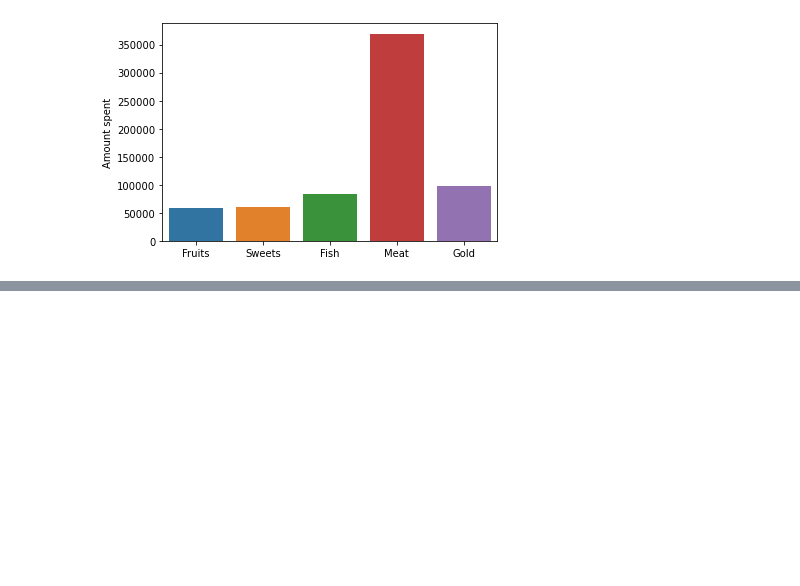
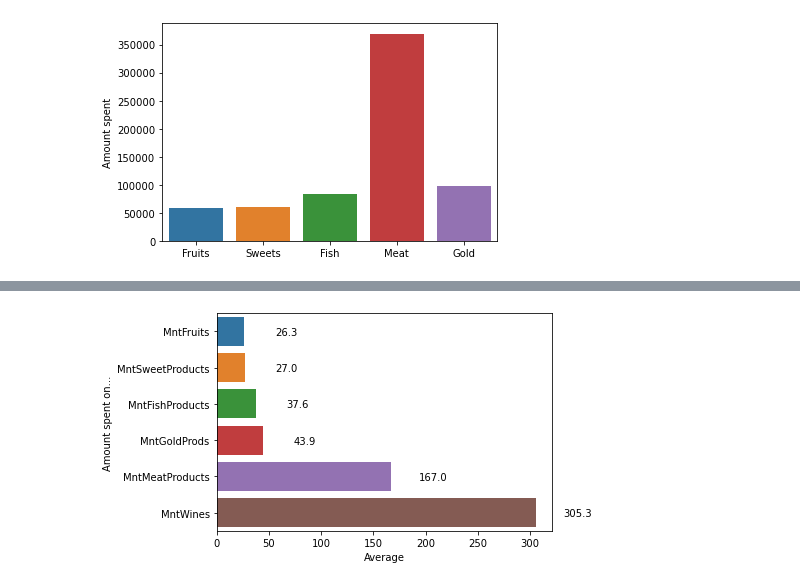
Before and after one commit to mmonch/Marketing_analysis, a Jupyter notebook: notebooks/plots.ipynb, the cells around one changed output, grey strips where cells are left out. Drawn from its saved outputs; the diff is of its cells as text; code cells hidden in the pictures; blank space fills up the shorter version.

```diff
--- a/notebooks/plots.ipynb
+++ b/notebooks/plots.ipynb
@@ -65,0 +75,7 @@ plt.ylabel('Amount spent');
+# %%
+campaigns_cols = [col for col in df.columns if 'Cmp' in col]
+df['TotalCmpAcc'] = df[campaigns_cols].sum(axis=1)
+# %%
+binary_cols = [col for col in df.columns if 'Accepted' in col] + ['Is_Parent']
+mnt_cols = [col for col in df.columns if 'Mnt' in col]
+channel_cols = [col for col in df.columns if 'Num' in col] + ['TotalCmpAcc']
@@ -65,0 +93,10 @@ plt.ylabel('Amount spent');
+# %%
+spendings = pd.DataFrame(round(df[mnt_cols].mean(), 1), columns=['Average']).sort_values(by='Average').reset_index()
+
+ax = sns.barplot(data=spendings, x='Average', y='index',)
+plt.ylabel('Amount spent on...')
+
+for p, q in zip(ax.patches, spendings['Average']):
+  ax.text(x=q + 40, y=p.get_y() + 0.5, s=q, ha="center")
+# %% [output]
+[figure, added]
```
Also changed, not shown: parts of 9 cells of this notebook, 2 other files.
